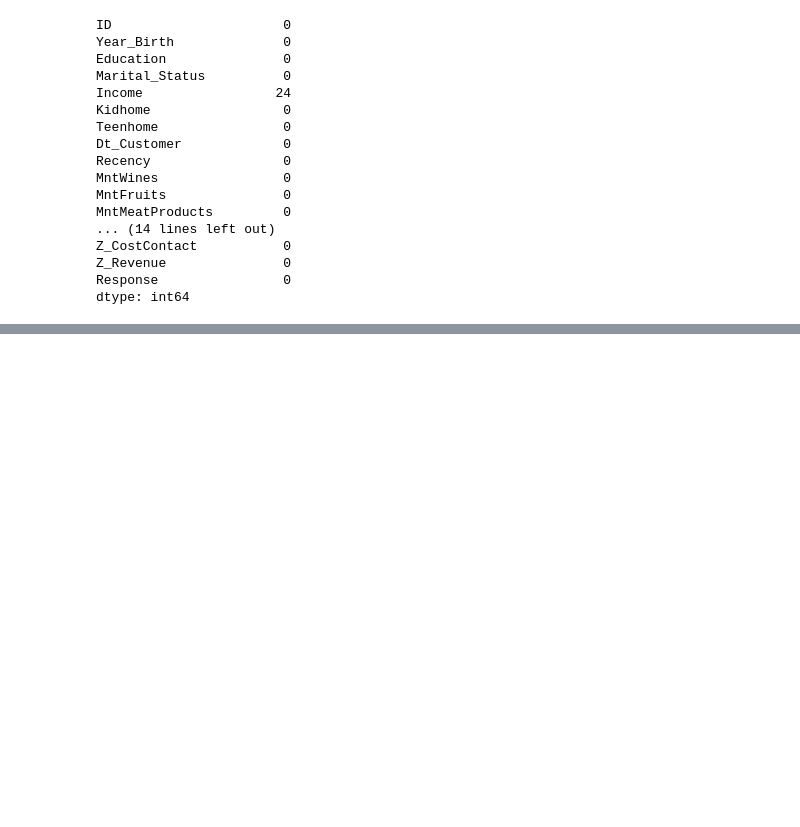
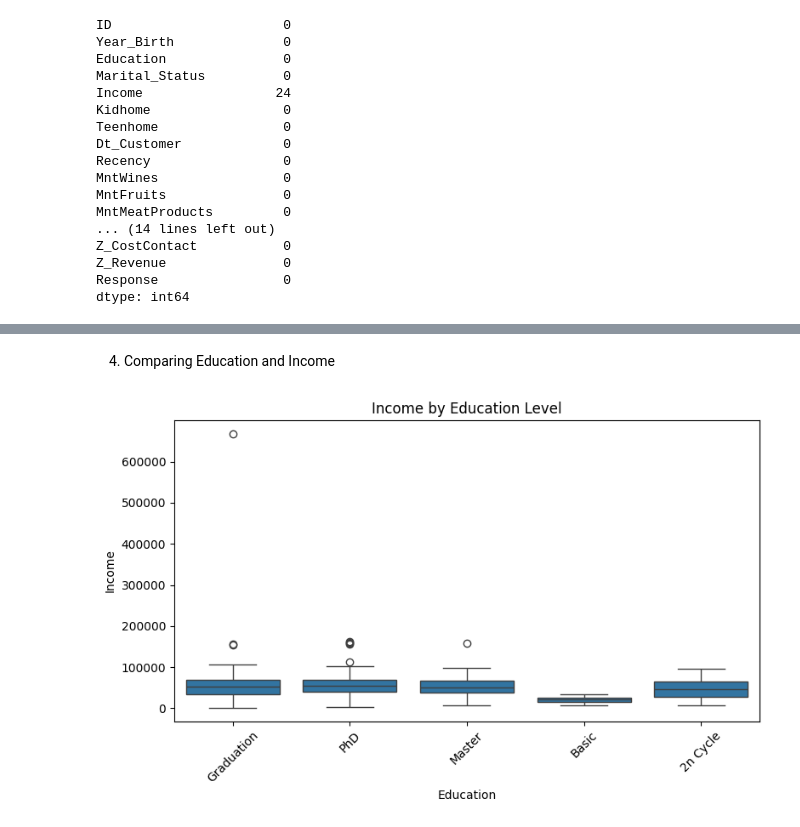
Before and after one commit to SundeepChaluvadi/Customer-Segmentation-Project, a Jupyter notebook: Analysis_Model.ipynb, the cells around one changed output, grey strips where cells are left out. Drawn from its saved outputs; the diff is of its cells as text; code cells hidden in the pictures; blank space fills up the shorter version.

```diff
--- a/Analysis_Model.ipynb
+++ b/Analysis_Model.ipynb
@@ -75,0 +206,11 @@ customers_df.dropna(inplace = True)
+# %% [markdown]
+4. Comparing Education and Income
+# %%
+plt.figure(figsize=(8,5))
+sns.boxplot(x='Education', y='Income', data=customers_df)
+plt.xticks(rotation=45)
+plt.title('Income by Education Level')
+plt.tight_layout()
+plt.show()
+# %% [output]
+[figure, added]
```
Also changed, not shown: parts of 56 cells of this notebook.
